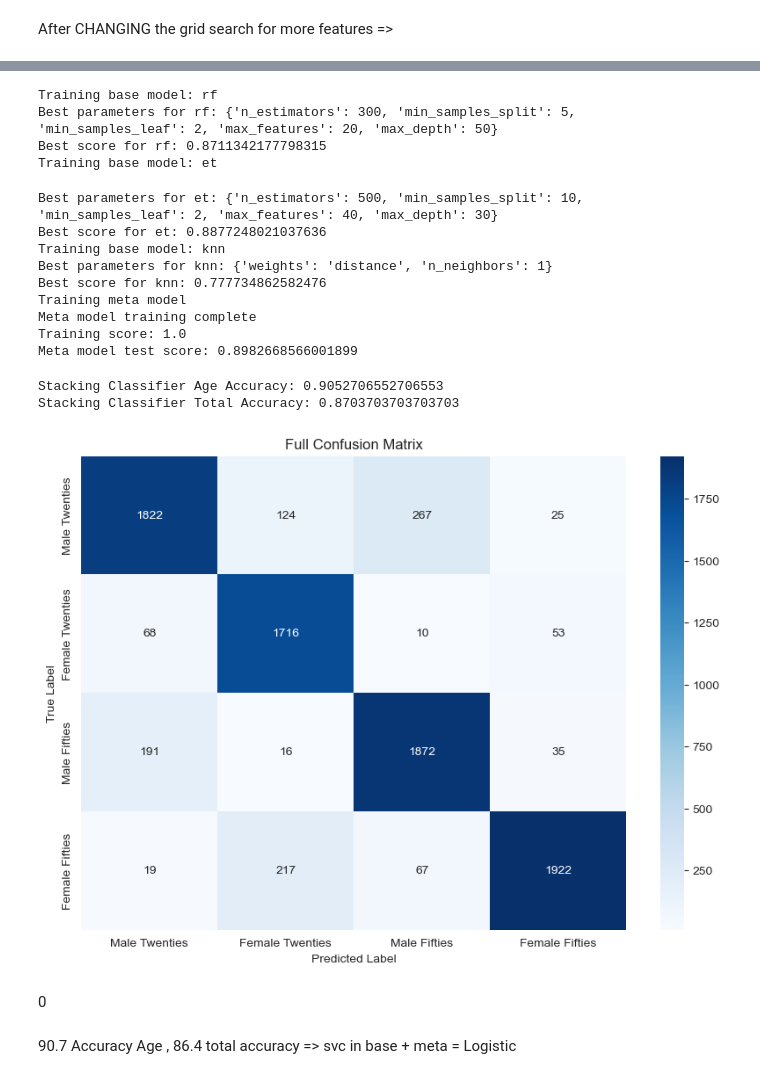
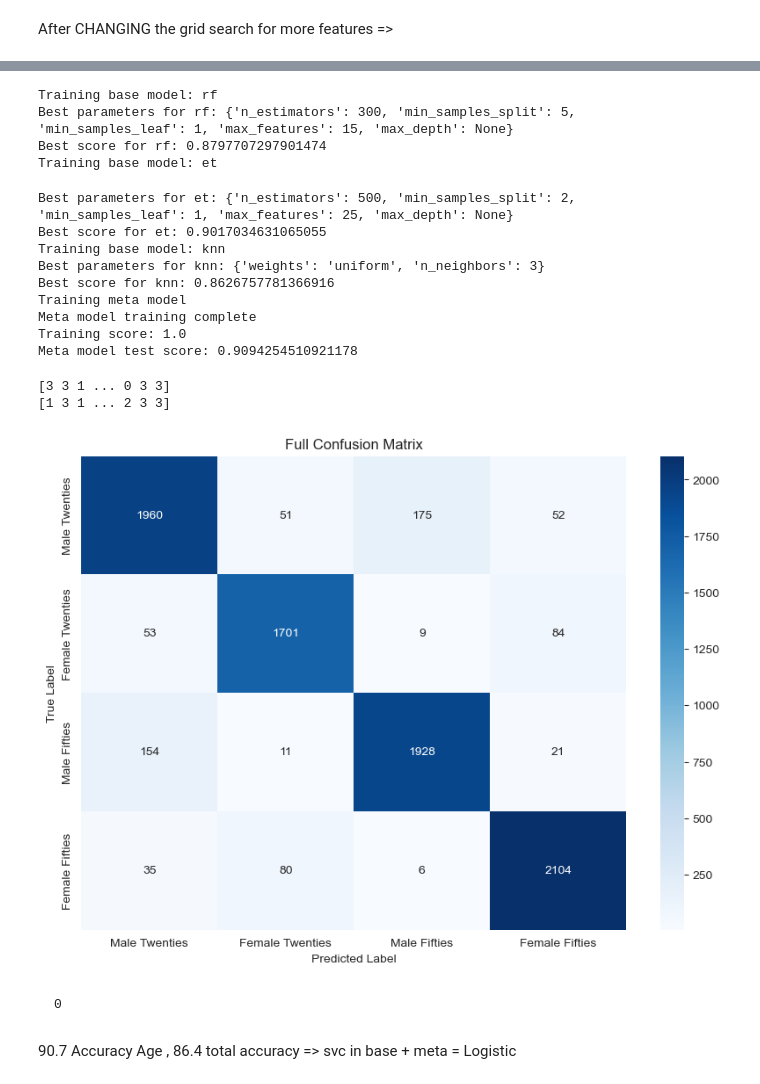
Before and after one commit to zizoisprogramming/VoiceProfiler, a Jupyter notebook: prediction.ipynb, the cells around one changed output, grey strips where cells are left out. Drawn from its saved outputs; the diff is of its cells as text; code cells hidden in the pictures.

```diff
--- a/prediction.ipynb
+++ b/prediction.ipynb
@@ -297,0 +473,28 @@ print("Accuracy on test: ", svc.score(X_test, y_test))
+# %%
+base_models = {
+    'rf': RandomForestClassifier(max_depth = 5, max_features = 'log2', n_estimators = 1000),
+    'et': ExtraTreesClassifier(max_depth = 5, max_features = 'log2', n_estimators = 2000 ),
+    'knn': KNeighborsClassifier(),
+    'svc': SVC(probability=True, C = 10, kernel = 'rbf'),
+}
+params_dict = {
+    'et': {
+        'n_estimators': [500,1000,1500,2000,2500],
+        'max_depth': [None, 5, 10, 20,30,50],
+        'min_samples_split': [2, 5, 10],
+        'min_samples_leaf': [1, 2, 4],
+        'max_features': ['sqrt', 'log2',15,20,25,30,35,40],
+    },
+    'rf': {
+    'n_estimators': [10, 20, 50, 100,300,500,700,1000, 1500],
+    'max_depth': [None, 5, 10, 20,30,50],
+    'min_samples_split': [2, 5, 10],
+    'min_samples_leaf': [1, 2, 4],
+    'max_features': ['sqrt', 'log2',15,20,25,30,35,40],
+},
+    'knn': {
+        'n_neighbors': [1, 3, 5, 7, 9, 11,13,15,17,19,21],
+        'weights': ['uniform', 'distance'],
+    }
+}
+meta_model = LogisticRegression(C=0.1, penalty='l2', solver='liblinear', max_iter=1000)    # was 0.01
@@ -334,66 +568,68 @@ Meta model test score: 0.9024216524216524
 # %%
-gender_pred_proba = stacking_clf.predict_proba(X_reduced)[:, 1].reshape(-1,1)
-X_reduced_concatenated_soft = np.concatenate([X_reduced, gender_pred_proba], axis=1)
-stacking_clf_cascaded_soft, base_models_cascaded_soft = train_stack(X_reduced_concatenated_soft, y, base_models, params_dict, meta_model)
+gender_pred_proba_train = stacking_clf.predict_proba(X_train)[:, 1].reshape(-1,1)
+X_train_soft_gender = np.concatenate([X_train, gender_pred_proba_train], axis=1)
+gender_pred_proba_test = stacking_clf.predict_proba(X_test)[:, 1].reshape(-1,1)
+X_test_soft_gender = np.concatenate([X_test, gender_pred_proba_test], axis=1)
+stacking_clf_cascaded_soft, base_models_cascaded_soft = train_stack(X_train_soft_gender, y_train, X_test_soft_gender, y_test, base_models, params_dict, meta_model)
 # %% [output]
 Training base model: rf
-Best parameters for rf: {'n_estimators': 300, 'min_samples_split': 5, 'min_samples_leaf': 2, 'max_features': 20, 'max_depth': 50}
-Best score for rf: 0.8711342177798315
+Best parameters for rf: {'n_estimators': 300, 'min_samples_split': 5, 'min_samples_leaf': 1, 'max_features': 15, 'max_depth': None}
+Best score for rf: 0.8797707297901474
 Training base model: et
-Best parameters for et: {'n_estimators': 500, 'min_samples_split': 10, 'min_samples_leaf': 2, 'max_features': 40, 'max_depth': 30}
-Best score for et: 0.8877248021037636
+Best parameters for et: {'n_estimators': 500, 'min_samples_split': 2, 'min_samples_leaf': 1, 'max_features': 25, 'max_depth': None}
+Best score for et: 0.9017034631065055
 Training base model: knn
-Best parameters for knn: {'weights': 'distance', 'n_neighbors': 1}
-Best score for knn: 0.777734862582476
+Best parameters for knn: {'weights': 'uniform', 'n_neighbors': 3}
+Best score for knn: 0.8626757781366916
 Training meta model
 Meta model training complete
 Training score: 1.0
-Meta model test score: 0.8982668566001899
+Meta model test score: 0.9094254510921178
 # %%
-stacking_pred = stacking_clf.predict(X_test)
-stacking_acc = accuracy_score(y_test // 2, stacking_pred)
-print("Stacking Classifier Age Accuracy:", stacking_acc)
-y_pred_test = stacking_clf.predict(X_test) * 2 + model_g.predict(X_test)
-print("Stacking Classifier Total Accuracy:", accuracy_score(y_test, y_pred_test))
+
+y_pred_test = stacking_clf_both.predict(X_test)
-# %% [output]
-Stacking Classifier Age Accuracy: 0.9052706552706553
-Stacking Classifier Total Accuracy: 0.8703703703703703
+# %%
+print(y_test)
+print(y_pred_test)
+# %% [output]
+[3 3 1 ... 0 3 3]
+[1 3 1 ... 2 3 3]
 # %%
 from collections import defaultdict, Counter
 def classification_counts(y_pred_test, y_test):
     confusion = Counter()
     for true, pred in zip(y_test, y_pred_test):
         confusion[(true, pred)] += 1
     return confusion
 
 confusion_counts = classification_counts(y_pred_test, y_test)
 all_labels = sorted(set(y_test) | set(y_pred_test))
 
 df_2 = pd.DataFrame(0, index=all_labels, columns=all_labels)
 
 for (true_label, pred_label), count in confusion_counts.items():
-    df.loc[true_label, pred_label] = count
+    df_2.loc[true_label, pred_label] = count
 
 label_map = {
     0: 'Male Twenties',
     1: 'Female Twenties',
     2: 'Male Fifties',
     3: 'Female Fifties'
 }
 
 df_2.index = df_2.index.map(label_map)
 df_2.columns = df_2.columns.map(label_map)
 
 plt.figure(figsize=(10, 7))
 sns.heatmap(df_2, annot=True, fmt='d', cmap='Blues')
 plt.xlabel('Predicted Label')
 plt.ylabel('True Label')
 plt.title('Full Confusion Matrix')
 plt.show()
 # %% [output]
-[figure, old version]
+[figure, new version]
 # %% [markdown]
-0
+    0
 # %% [markdown]
 90.7 Accuracy Age , 86.4 total accuracy => svc in base + meta = Logistic
 # %% [markdown]
```
Also changed, not shown: parts of 17 cells of this notebook, 8 other files.
